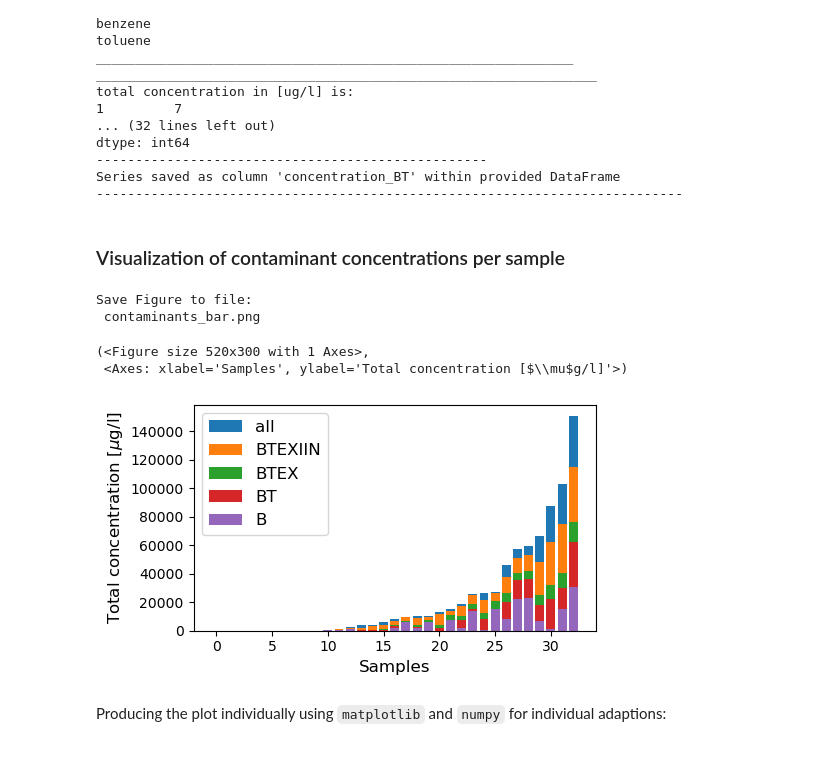
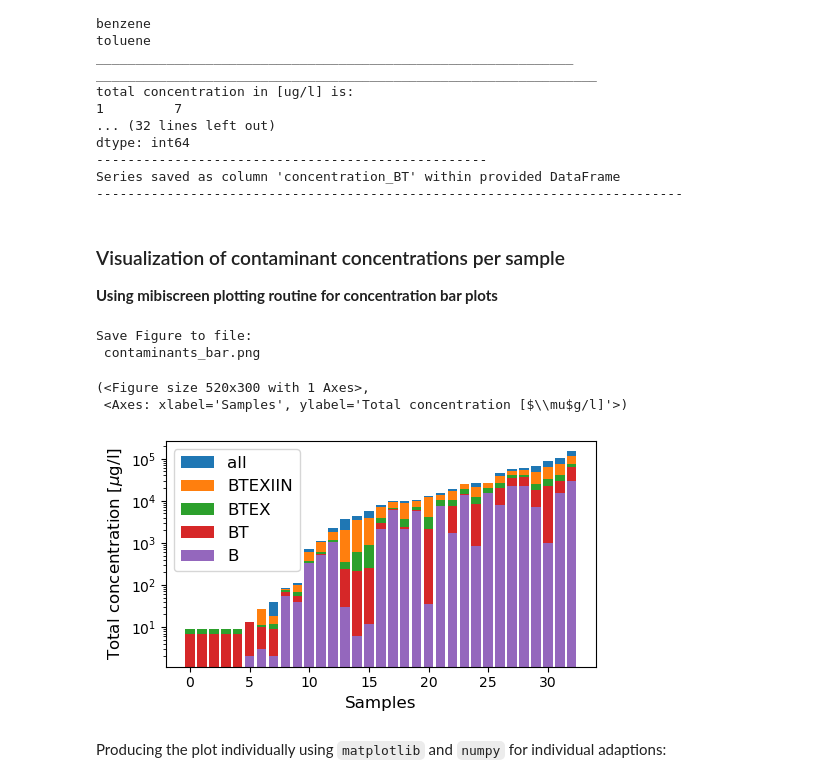
Before and after one commit to MiBiPreT/mibiscreen, a Jupyter notebook: examples/ex02_Amersfoort/example_02_amersfoort_concentrations.ipynb, the cells around one changed output. Drawn from its saved outputs; the diff is of its cells as text; code cells hidden in the pictures.

```diff
--- a/examples/ex02_Amersfoort/example_02_amersfoort_concentrations.ipynb
+++ b/examples/ex02_Amersfoort/example_02_amersfoort_concentrations.ipynb
@@ -217,25 +252,29 @@ Series saved as column 'concentration_BT' within provided DataFrame
 ---------------------------------------------------------------------------
 # %% [markdown]
 ### Visualization of contaminant concentrations per sample
+
+**Using mibiscreen plotting routine for concentration bar plots**
 # %%
 list_contaminants = ['concentration_contaminants','concentration_BTEXIIN',
                      'concentration_BTEX','concentration_BT','benzene']
+
 mbs.contaminants_bar(contaminants,
                  list_contaminants,
                  list_labels = ['all','BTEXIIN','BTEX','BT','B'],
                  sort = True,
                  figsize = [5.2,3],
                  textsize = 12,
                  save_fig = 'contaminants_bar.png',
+                 yscale = 'log',
                  loc='upper left',
                  title_text = False,
                  )
 # %% [output]
 Save Figure to file:
  contaminants_bar.png
 (<Figure size 520x300 with 1 Axes>,
  <Axes: xlabel='Samples', ylabel='Total concentration [$\\mu$g/l]'>)
-[figure, old version]
+[figure, new version]
 # %% [markdown]
 Producing the plot individually using `matplotlib` and `numpy` for individual adaptions:
 # %%
```
Also changed, not shown: parts of 16 cells of this notebook, 10 other files.
